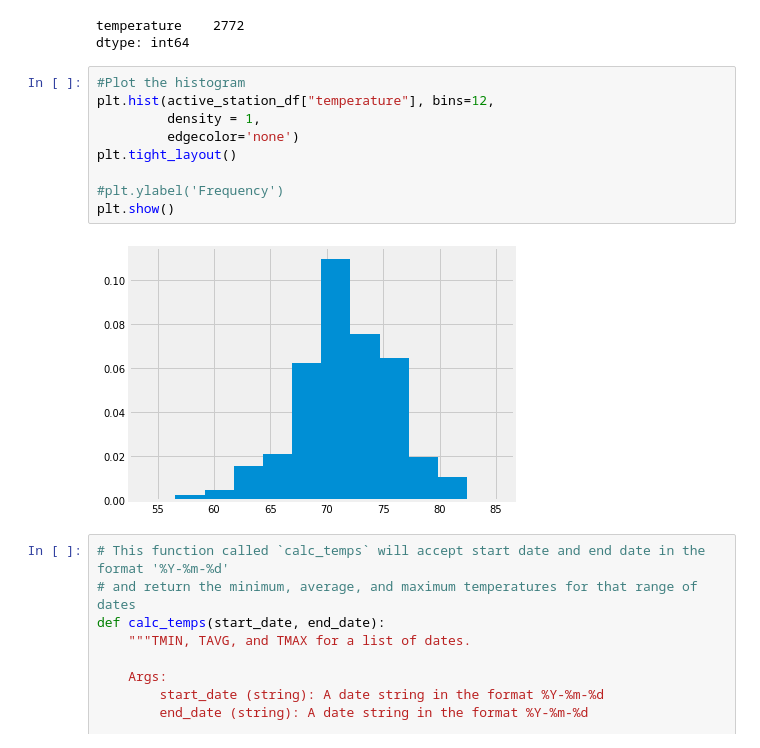
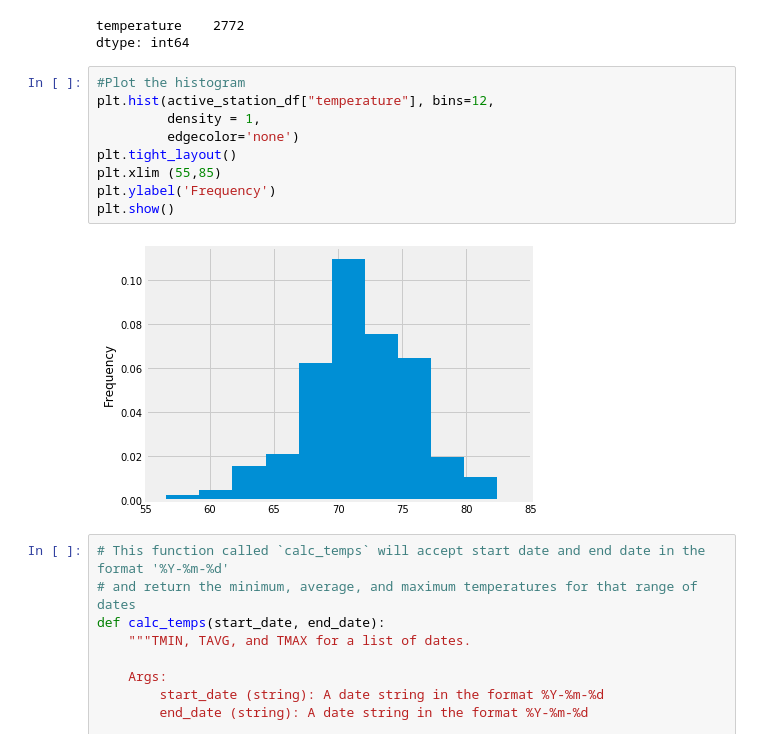
Before and after one commit to Vangroovy/Advanced_SQL, a Jupyter notebook: climate.ipynb, the cells around one changed output. Drawn from its saved outputs; the diff is of its cells as text.

```diff
--- a/climate.ipynb
+++ b/climate.ipynb
@@ -202,14 +197,14 @@ dtype: int64
 # %%
 #Plot the histogram
 plt.hist(active_station_df["temperature"], bins=12,
          density = 1,
          edgecolor='none')
 plt.tight_layout()
-
-#plt.ylabel('Frequency')
+plt.xlim (55,85)
+plt.ylabel('Frequency')
 plt.show()
 # %% [output]
-[figure, old version]
+[figure, new version]
 # %%
 # This function called `calc_temps` will accept start date and end date in the format '%Y-%m-%d'
 # and return the minimum, average, and maximum temperatures for that range of dates
```
Also changed, not shown: parts of 11 cells of this notebook.
